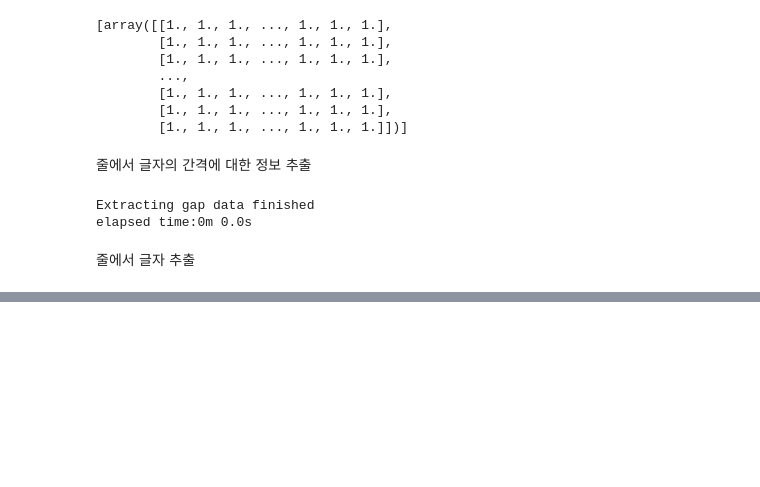
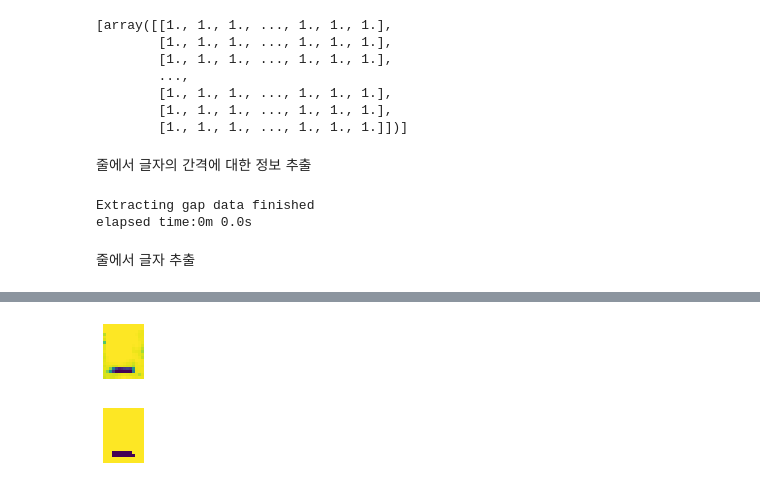
Before and after one commit to inmare/simple-text-recognition, a Jupyter notebook: text_extraction.ipynb, the cells around one changed output, grey strips where cells are left out. Drawn from its saved outputs; the diff is of its cells as text; code cells hidden in the pictures; blank space fills up the shorter version.

```diff
--- a/text_extraction.ipynb
+++ b/text_extraction.ipynb
@@ -247,3 +261,22 @@ line 1 took: 0m0.2s expected:220 actual:220
+# %%
+l_img = line_images[0]
+# c_img = l_img[:, 13:25]
+c_img = l_img[:, 1064:1078]
+z_img = np.zeros_like(c_img)
+
+c_info = settings["char"]["skeleton"]
+clean = c_info["cleanCorrection"]
+binary = c_info["binaryCorrection"]
+
+c_bool = c_img > clean
+c_cleaned_img = np.where(c_bool, c_img, z_img)
+c_binary_img = process.make_binary_image(c_cleaned_img, binary)
+graph.show_image(c_img, (1, 1))
+graph.show_image(c_bool, (1, 1))
+# graph.show_image(line_images[0][:, 1064:1078], (2, 2))
+# %% [output]
+[figure, added]
+[figure, added]
 # %%
 npz_path = "./data/ascii-data"
 # np.savez_compressed(npz_path, train_data=char_data_array, label_data=random_text)
```
Also changed, not shown: parts of 6 cells of this notebook.
